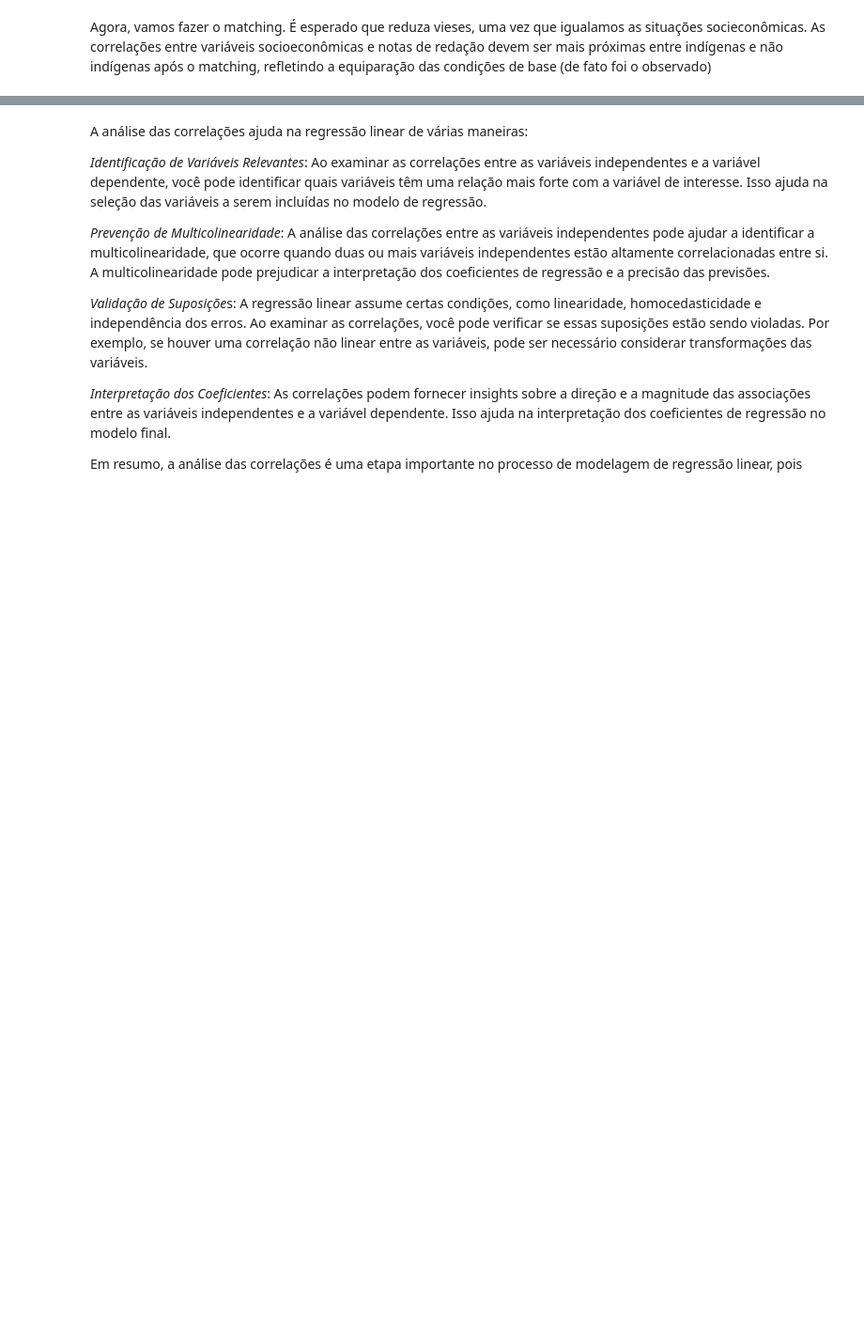
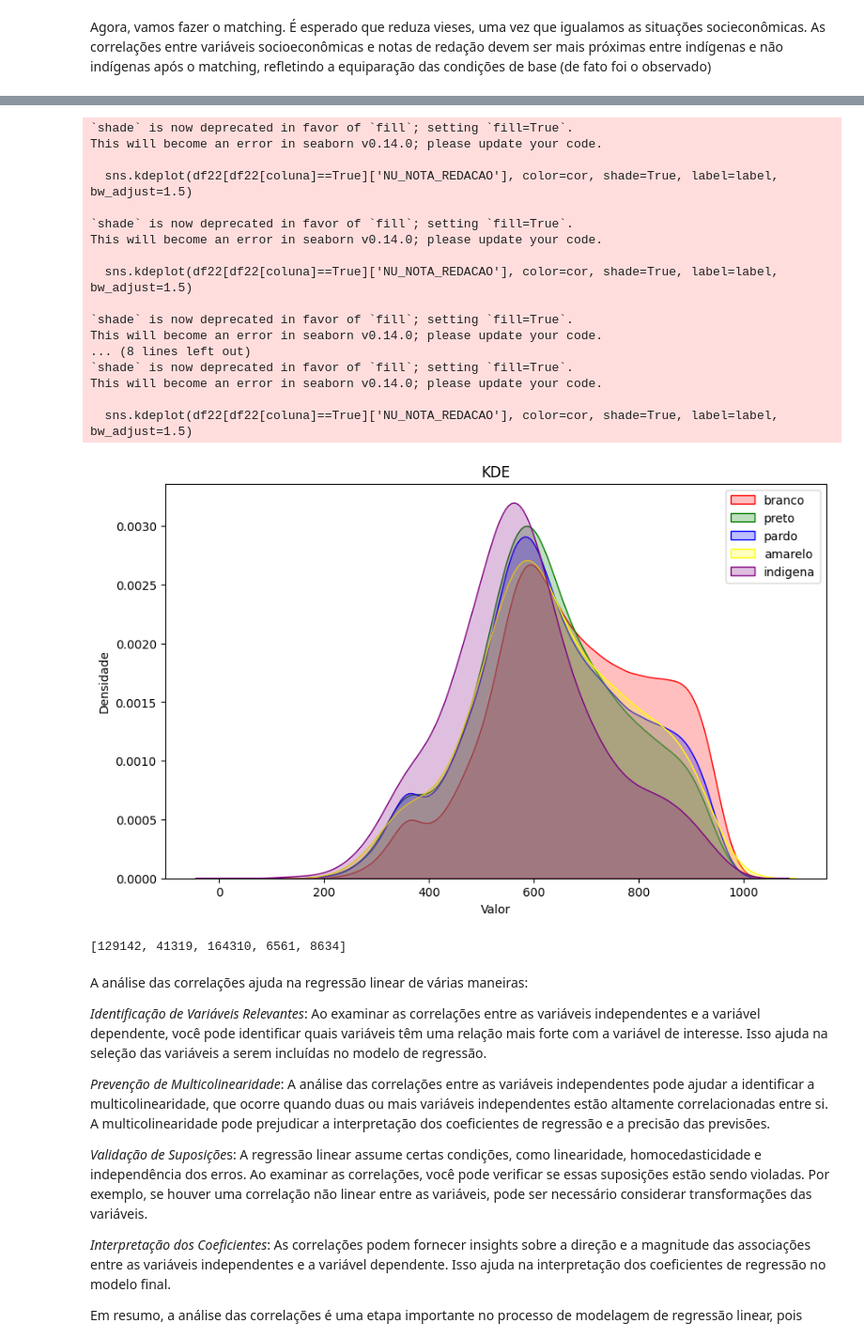
Before and after one commit to rafael1509/Modelagem-Estatistica, a Jupyter notebook: codes/trabalho_oficial.ipynb, the cells around one changed output, grey strips where cells are left out. Shown at 94% size. Cells and saved outputs as stored; diff of their text form; code cells hidden in the pictures; blank space fills up the shorter version.

```diff
--- a/codes/trabalho_oficial.ipynb
+++ b/codes/trabalho_oficial.ipynb
@@ -430,3 +450,52 @@ This will become an error in seaborn v0.14.0; please update your code.
+# %%
+# Definindo as cores e labels para cada grupo
+cores = ['red', 'green', 'blue', 'yellow', 'purple']
+labels = ['branco', 'preto', 'pardo', 'amarelo', 'indigena']
+colunas_raca = ['TP_COR_RACA_1', 'TP_COR_RACA_2', 'TP_COR_RACA_3', 'TP_COR_RACA_4', 'TP_COR_RACA_5']
+
+# Lista para armazenar os comprimentos
+lengths = []
+
+# Criar o gráfico KDE com Seaborn
+plt.figure(figsize=(10, 6))
+
+# Loop através das colunas de raça
+for cor, label, coluna in zip(cores, labels, colunas_raca):
+    sns.kdeplot(df22[df22[coluna]==True]['NU_NOTA_REDACAO'], color=cor, shade=True, label=label, bw_adjust=1.5)
+    lengths.append(len(df22[df22[coluna]==True]['NU_NOTA_REDACAO']))
+
+# Adicionar título e rótulos
+plt.title('KDE')
+plt.xlabel('Valor')
+plt.ylabel('Densidade')
+
+# Adicionar legenda
+plt.legend()
+
+# Mostrar o gráfico
+plt.show()
+
+print(lengths)
+# %% [output]
+`shade` is now deprecated in favor of `fill`; setting `fill=True`.
+This will become an error in seaborn v0.14.0; please update your code.
+
+  sns.kdeplot(df22[df22[coluna]==True]['NU_NOTA_REDACAO'], color=cor, shade=True, label=label, bw_adjust=1.5)
+
+`shade` is now deprecated in favor of `fill`; setting `fill=True`.
+This will become an error in seaborn v0.14.0; please update your code.
+
+  sns.kdeplot(df22[df22[coluna]==True]['NU_NOTA_REDACAO'], color=cor, shade=True, label=label, bw_adjust=1.5)
+
+`shade` is now deprecated in favor of `fill`; setting `fill=True`.
+This will become an error in seaborn v0.14.0; please update your code.
+... (8 lines left out)
+`shade` is now deprecated in favor of `fill`; setting `fill=True`.
+This will become an error in seaborn v0.14.0; please update your code.
+
+  sns.kdeplot(df22[df22[coluna]==True]['NU_NOTA_REDACAO'], color=cor, shade=True, label=label, bw_adjust=1.5)
+[figure, added]
+[129142, 41319, 164310, 6561, 8634]
 # %% [markdown]
 A análise das correlações ajuda na regressão linear de várias maneiras:
 
```
Also changed, not shown: parts of 15 cells of this notebook, 2 other files.
